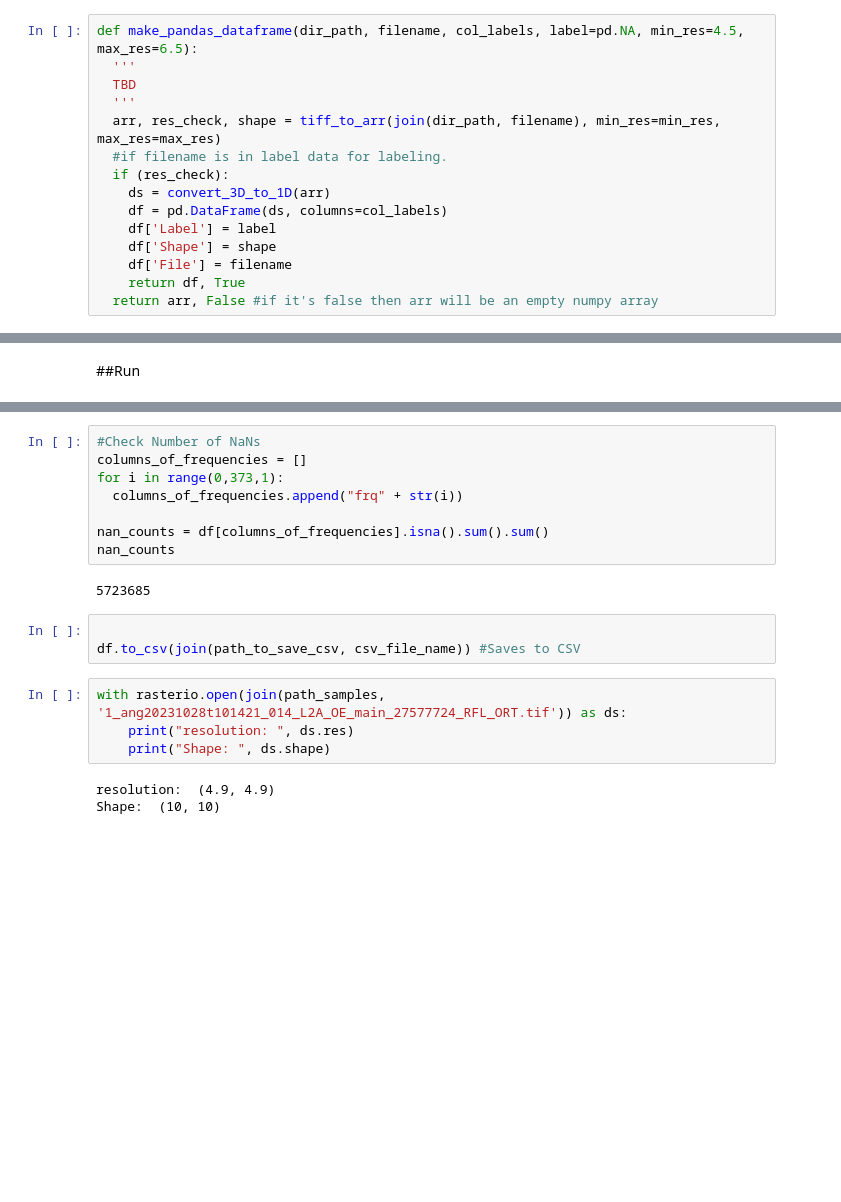
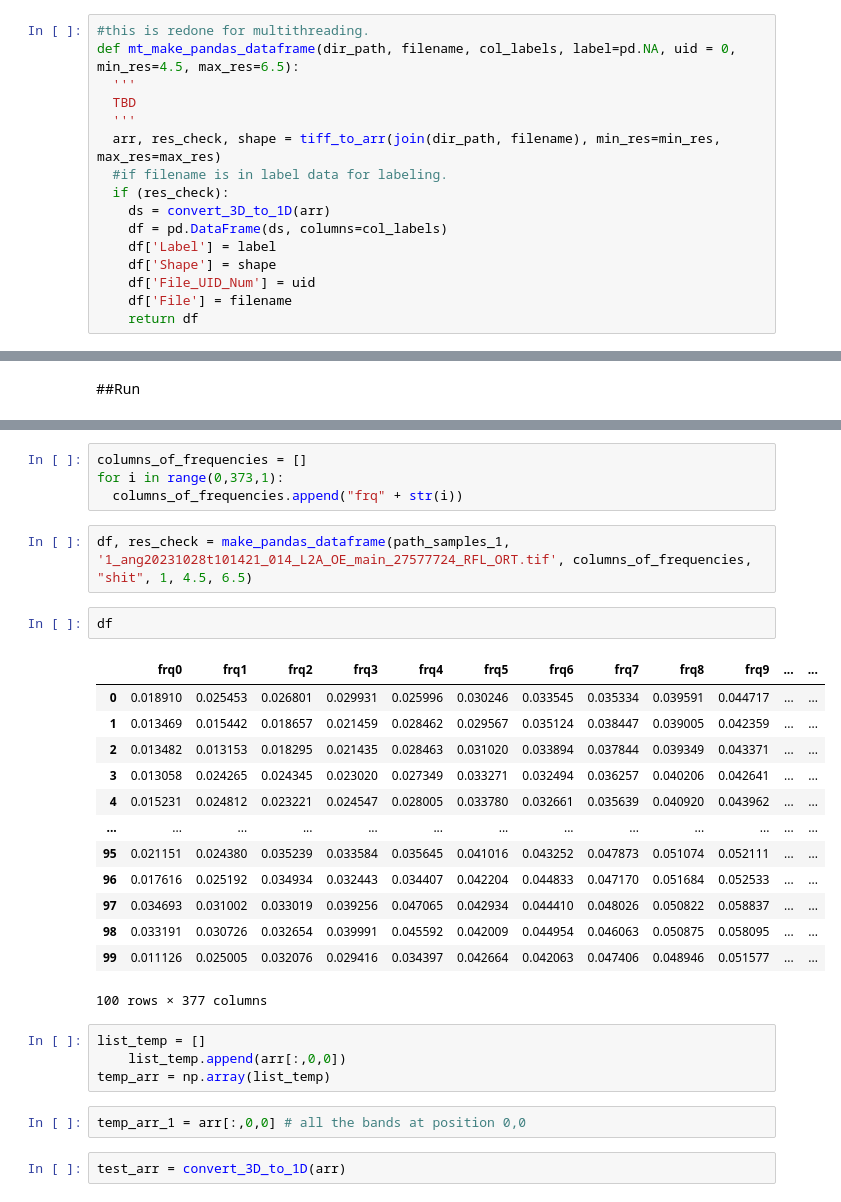
Before and after one commit to sameerkhansf/BioSoundSCape_SSU_Computer_Science, a Jupyter notebook: Land_Classification_1D/Sams.ipynb, the cells around one changed output, grey strips where cells are left out. Saved outputs shown, nothing was run; the diff lists cells and outputs as text; blank space fills up the shorter version.

```diff
--- a/Land_Classification_1D/Sams.ipynb
+++ b/Land_Classification_1D/Sams.ipynb
@@ -168,5 +386,6 @@ def get_filenames(directory_path):
 # %%
-def make_pandas_dataframe(dir_path, filename, col_labels, label=pd.NA, min_res=4.5, max_res=6.5):
+#this is redone for multithreading.
+def mt_make_pandas_dataframe(dir_path, filename, col_labels, label=pd.NA, uid = 0, min_res=4.5, max_res=6.5):
   '''
   TBD
   '''
@@ -177,6 +396,6 @@ def make_pandas_dataframe(dir_path, filename, col_labels, label=pd.NA, min_res=4
     df = pd.DataFrame(ds, columns=col_labels)
     df['Label'] = label
     df['Shape'] = shape
+    df['File_UID_Num'] = uid
     df['File'] = filename
-    return df, True
-  return arr, False #if it's false then arr will be an empty numpy array
+    return df
@@ -249,20 +663,30 @@ df
 # %%
-#Check Number of NaNs
 columns_of_frequencies = []
 for i in range(0,373,1):
   columns_of_frequencies.append("frq" + str(i))
-
-nan_counts = df[columns_of_frequencies].isna().sum().sum()
-nan_counts
-# %% [output]
-5723685
-# %%
-
-df.to_csv(join(path_to_save_csv, csv_file_name)) #Saves to CSV
-# %%
-with rasterio.open(join(path_samples, '1_ang20231028t101421_014_L2A_OE_main_27577724_RFL_ORT.tif')) as ds:
-    print("resolution: ", ds.res)
-    print("Shape: ", ds.shape)
-# %% [output]
-resolution:  (4.9, 4.9)
-Shape:  (10, 10)
+# %%
+df, res_check = make_pandas_dataframe(path_samples_1, '1_ang20231028t101421_014_L2A_OE_main_27577724_RFL_ORT.tif', columns_of_frequencies, "shit", 1, 4.5, 6.5)
+# %%
+df
+# %% [output]
+|  | frq0 | frq1 | frq2 | frq3 | frq4 | frq5 | frq6 | frq7 | frq8 | frq9 | ... | ... |
+| 0 | 0.018910 | 0.025453 | 0.026801 | 0.029931 | 0.025996 | 0.030246 | 0.033545 | 0.035334 | 0.039591 | 0.044717 | ... | ... |
+| 1 | 0.013469 | 0.015442 | 0.018657 | 0.021459 | 0.028462 | 0.029567 | 0.035124 | 0.038447 | 0.039005 | 0.042359 | ... | ... |
+| 2 | 0.013482 | 0.013153 | 0.018295 | 0.021435 | 0.028463 | 0.031020 | 0.033894 | 0.037844 | 0.039349 | 0.043371 | ... | ... |
+| 3 | 0.013058 | 0.024265 | 0.024345 | 0.023020 | 0.027349 | 0.033271 | 0.032494 | 0.036257 | 0.040206 | 0.042641 | ... | ... |
+| 4 | 0.015231 | 0.024812 | 0.023221 | 0.024547 | 0.028005 | 0.033780 | 0.032661 | 0.035639 | 0.040920 | 0.043962 | ... | ... |
+| ... | ... | ... | ... | ... | ... | ... | ... | ... | ... | ... | ... | ... |
+| 95 | 0.021151 | 0.024380 | 0.035239 | 0.033584 | 0.035645 | 0.041016 | 0.043252 | 0.047873 | 0.051074 | 0.052111 | ... | ... |
+| 96 | 0.017616 | 0.025192 | 0.034934 | 0.032443 | 0.034407 | 0.042204 | 0.044833 | 0.047170 | 0.051684 | 0.052533 | ... | ... |
+| 97 | 0.034693 | 0.031002 | 0.033019 | 0.039256 | 0.047065 | 0.042934 | 0.044410 | 0.048026 | 0.050822 | 0.058837 | ... | ... |
+| 98 | 0.033191 | 0.030726 | 0.032654 | 0.039991 | 0.045592 | 0.042009 | 0.044954 | 0.046063 | 0.050875 | 0.058095 | ... | ... |
+| 99 | 0.011126 | 0.025005 | 0.032076 | 0.029416 | 0.034397 | 0.042664 | 0.042063 | 0.047406 | 0.048946 | 0.051577 | ... | ... |
+100 rows × 377 columns
+# %%
+list_temp = []
+    list_temp.append(arr[:,0,0])
+temp_arr = np.array(list_temp)
+# %%
+temp_arr_1 = arr[:,0,0] # all the bands at position 0,0
+# %%
+test_arr = convert_3D_to_1D(arr)
```
Also changed, not shown: parts of 38 cells of this notebook, 2 other files.
